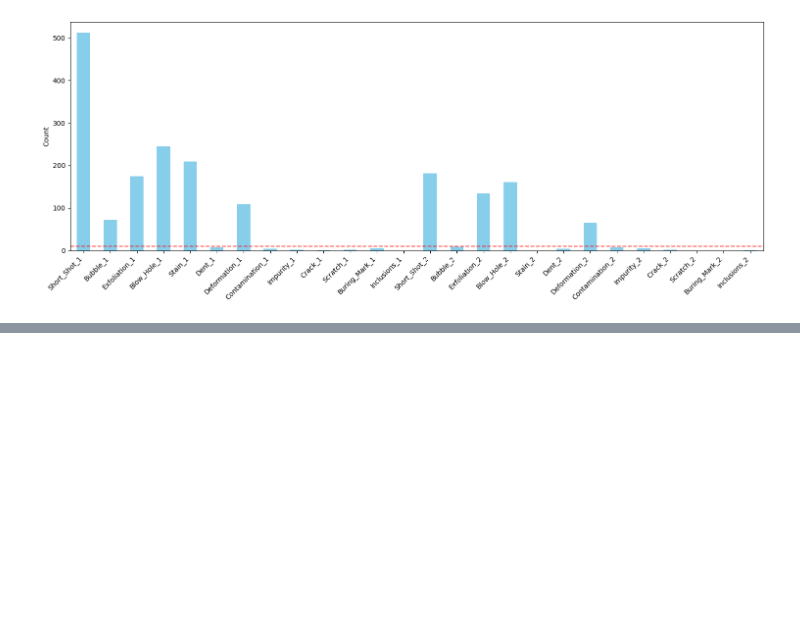
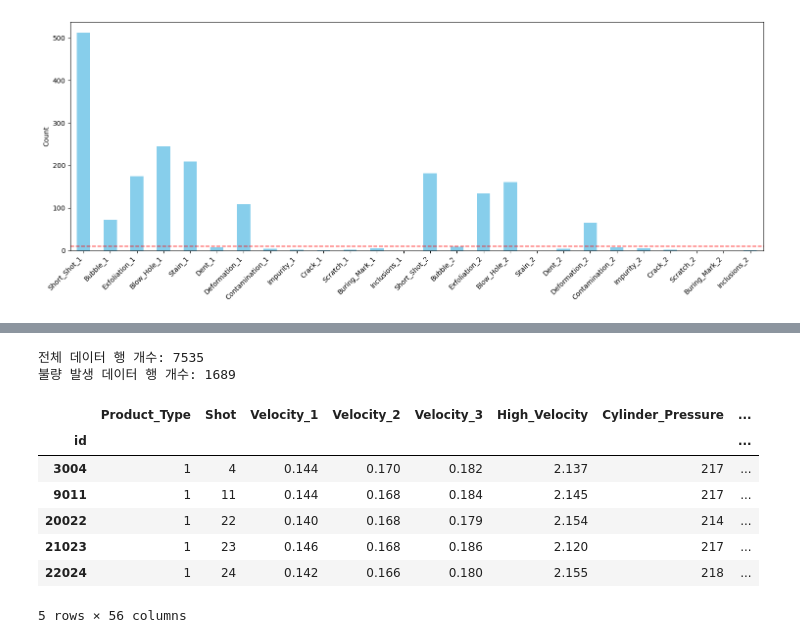
Before and after one commit to heeso0908/hotsix, a Jupyter notebook: notebooks/김재천/eda1.ipynb, the cells around one changed output, grey strips where cells are left out. Saved outputs shown, nothing was run; the diff lists cells and outputs as text; code cells hidden in the pictures; blank space fills up the shorter version.

```diff
--- a/notebooks/김재천/eda1.ipynb
+++ b/notebooks/김재천/eda1.ipynb
@@ -731,0 +776,26 @@ plt.show()
+# %%
+# 1. 불량이 하나라도 발생한 행을 판별하는 마스크(Boolean Mask) 생성
+mask = df_defects.sum(axis=1) > 0
+
+# 2. 마스크를 이용해 각각을 필터링한 뒤, 가로(열 방향)로 병합
+df_error_only = pd.concat([
+    df_process[mask],
+    df_sensor[mask],
+    df_defects[mask]
+], axis=1)
+
+# 결과 확인 (행의 개수가 얼마나 줄었는지 확인)
+print(f"전체 데이터 행 개수: {len(df_defects)}")
+print(f"불량 발생 데이터 행 개수: {len(df_error_only)}")
+display(df_error_only.head())
+# %% [output]
+전체 데이터 행 개수: 7535
+불량 발생 데이터 행 개수: 1689
+|  | Product_Type | Shot | Velocity_1 | Velocity_2 | Velocity_3 | High_Velocity | Cylinder_Pressure | ... |
+| id |  |  |  |  |  |  |  | ... |
+| 3004 | 1 | 4 | 0.144 | 0.170 | 0.182 | 2.137 | 217 | ... |
+| 9011 | 1 | 11 | 0.144 | 0.168 | 0.184 | 2.145 | 217 | ... |
+| 20022 | 1 | 22 | 0.140 | 0.168 | 0.179 | 2.154 | 214 | ... |
+| 21023 | 1 | 23 | 0.146 | 0.168 | 0.186 | 2.120 | 217 | ... |
+| 22024 | 1 | 24 | 0.142 | 0.166 | 0.180 | 2.155 | 218 | ... |
+5 rows × 56 columns
```
Also changed, not shown: parts of 15 cells of this notebook, 3 other files.
